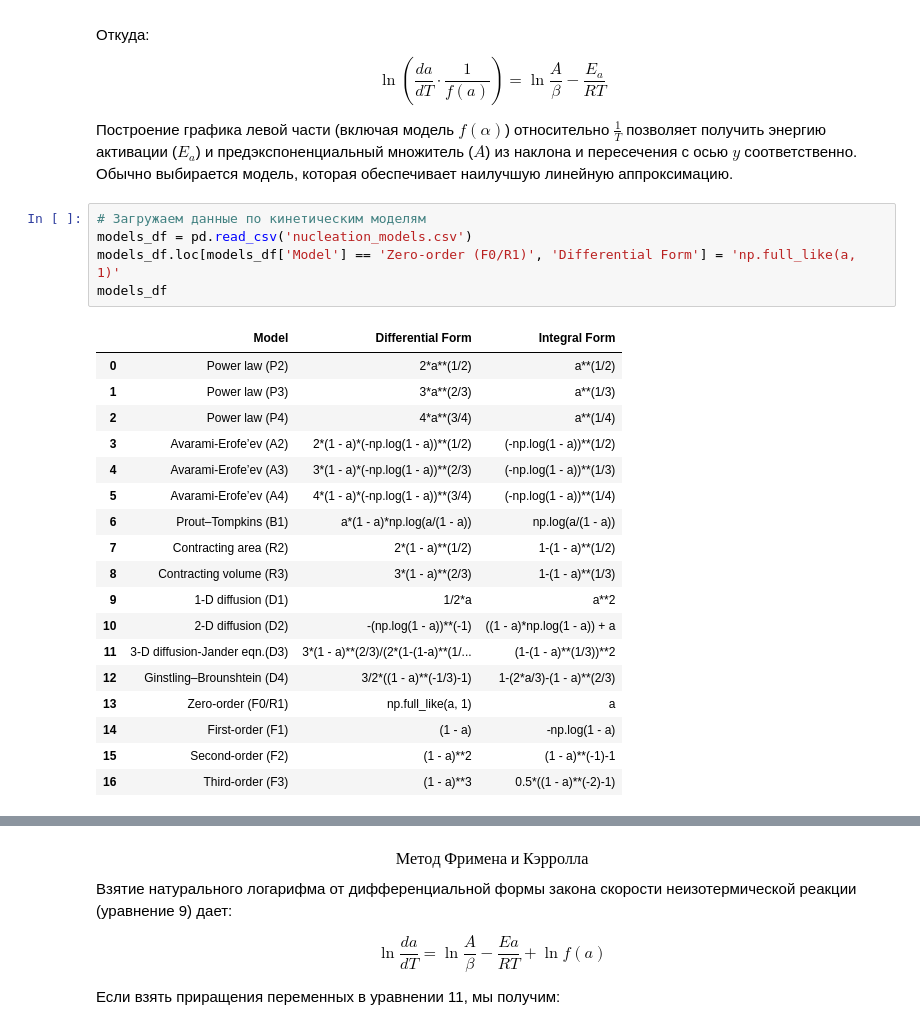
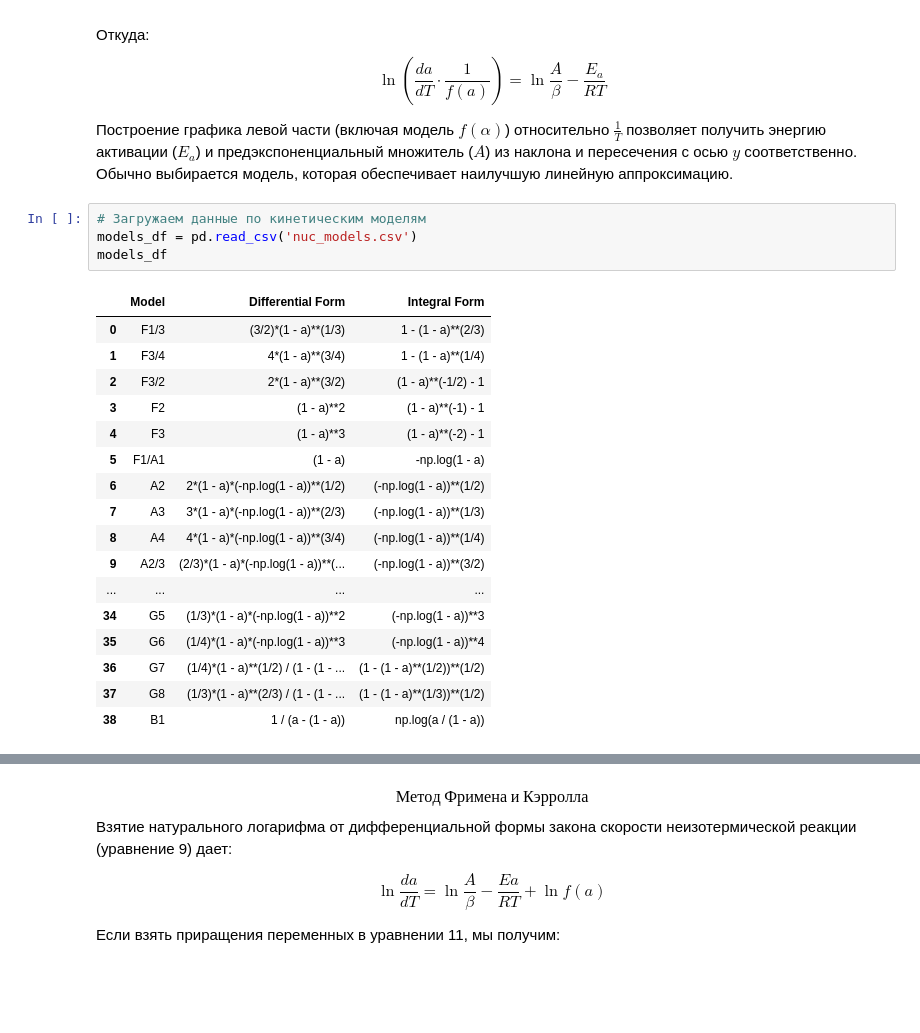
Before and after one commit to kdavjd/isoconversion_study_of_reaction_kinetics, a Jupyter notebook: isoconversion_studyes.ipynb, the cells around one changed output, grey strips where cells are left out. Drawn from its saved outputs; the diff is of its cells as text; blank space fills up the shorter version.

Commit message:
nuc_models added

```diff
--- a/isoconversion_studyes.ipynb
+++ b/isoconversion_studyes.ipynb
@@ -281,28 +282,26 @@ $$ \frac{{d\alpha}}{{dT}} = \frac{A}{\beta}  e^{-\frac{{E_a}}{{RT}}}  f(\alpha)
 Построение графика левой части (включая модель $f(\alpha)$) относительно $\frac{1}{T}$ позволяет получить энергию активации ($E_a$) и предэкспоненциальный множитель ($A$) из наклона и пересечения с осью $y$ соответственно. Обычно выбирается модель, которая обеспечивает наилучшую линейную аппроксимацию.
 # %%
 # Загружаем данные по кинетическим моделям
-models_df = pd.read_csv('nucleation_models.csv')
-models_df.loc[models_df['Model'] == 'Zero-order (F0/R1)', 'Differential Form'] = 'np.full_like(a, 1)'
+models_df = pd.read_csv('nuc_models.csv')
 models_df
 # %% [output]
 |  | Model | Differential Form | Integral Form |
-| 0 | Power law (P2) | 2*a**(1/2) | a**(1/2) |
-| 1 | Power law (P3) | 3*a**(2/3) | a**(1/3) |
-| 2 | Power law (P4) | 4*a**(3/4) | a**(1/4) |
-| 3 | Avarami-Erofe’ev (A2) | 2*(1 - a)*(-np.log(1 - a))**(1/2) | (-np.log(1 - a))**(1/2) |
-| 4 | Avarami-Erofe’ev (A3) | 3*(1 - a)*(-np.log(1 - a))**(2/3) | (-np.log(1 - a))**(1/3) |
-| 5 | Avarami-Erofe’ev (A4) | 4*(1 - a)*(-np.log(1 - a))**(3/4) | (-np.log(1 - a))**(1/4) |
-| 6 | Prout–Tompkins (B1) | a*(1 - a)*np.log(a/(1 - a)) | np.log(a/(1 - a)) |
-| 7 | Contracting area (R2) | 2*(1 - a)**(1/2) | 1-(1 - a)**(1/2) |
-| 8 | Contracting volume (R3) | 3*(1 - a)**(2/3) | 1-(1 - a)**(1/3) |
-| 9 | 1-D diffusion (D1) | 1/2*a | a**2 |
-| 10 | 2-D diffusion (D2) | -(np.log(1 - a))**(-1) | ((1 - a)*np.log(1 - a)) + a |
-| 11 | 3-D diffusion-Jander eqn.(D3) | 3*(1 - a)**(2/3)/(2*(1-(1-a)**(1/... | (1-(1 - a)**(1/3))**2 |
-| 12 | Ginstling–Brounshtein (D4) | 3/2*((1 - a)**(-1/3)-1) | 1-(2*a/3)-(1 - a)**(2/3) |
-| 13 | Zero-order (F0/R1) | np.full_like(a, 1) | a |
-| 14 | First-order (F1) | (1 - a) | -np.log(1 - a) |
-| 15 | Second-order (F2) | (1 - a)**2 | (1 - a)**(-1)-1 |
-| 16 | Third-order (F3) | (1 - a)**3 | 0.5*((1 - a)**(-2)-1) |
+| 0 | F1/3 | (3/2)*(1 - a)**(1/3) | 1 - (1 - a)**(2/3) |
+| 1 | F3/4 | 4*(1 - a)**(3/4) | 1 - (1 - a)**(1/4) |
+| 2 | F3/2 | 2*(1 - a)**(3/2) | (1 - a)**(-1/2) - 1 |
+| 3 | F2 | (1 - a)**2 | (1 - a)**(-1) - 1 |
+| 4 | F3 | (1 - a)**3 | (1 - a)**(-2) - 1 |
+| 5 | F1/A1 | (1 - a) | -np.log(1 - a) |
+| 6 | A2 | 2*(1 - a)*(-np.log(1 - a))**(1/2) | (-np.log(1 - a))**(1/2) |
+| 7 | A3 | 3*(1 - a)*(-np.log(1 - a))**(2/3) | (-np.log(1 - a))**(1/3) |
+| 8 | A4 | 4*(1 - a)*(-np.log(1 - a))**(3/4) | (-np.log(1 - a))**(1/4) |
+| 9 | A2/3 | (2/3)*(1 - a)*(-np.log(1 - a))**(... | (-np.log(1 - a))**(3/2) |
+| ... | ... | ... | ... |
+| 34 | G5 | (1/3)*(1 - a)*(-np.log(1 - a))**2 | (-np.log(1 - a))**3 |
+| 35 | G6 | (1/4)*(1 - a)*(-np.log(1 - a))**3 | (-np.log(1 - a))**4 |
+| 36 | G7 | (1/4)*(1 - a)**(1/2) / (1 - (1 - ... | (1 - (1 - a)**(1/2))**(1/2) |
+| 37 | G8 | (1/3)*(1 - a)**(2/3) / (1 - (1 - ... | (1 - (1 - a)**(1/3))**(1/2) |
+| 38 | B1 | 1 / (a - (1 - a)) | np.log(a / (1 - a)) |
 # %%
 # Функция для вычисления значения модели в заданной точке конверсии.
 # Она необходима для получения f(a), где a - степень конверсии.
```
Also changed, not shown: parts of 21 cells of this notebook.
